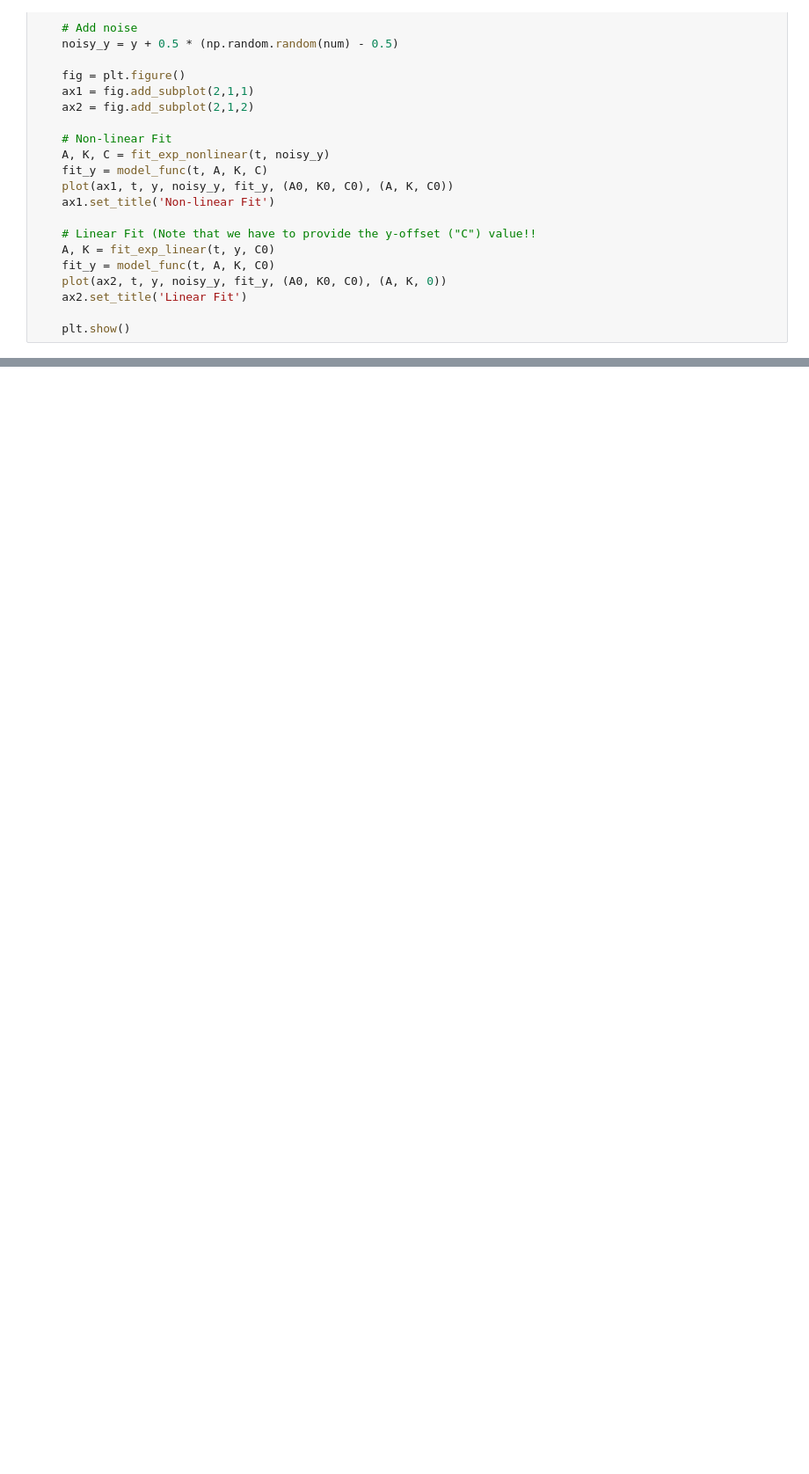
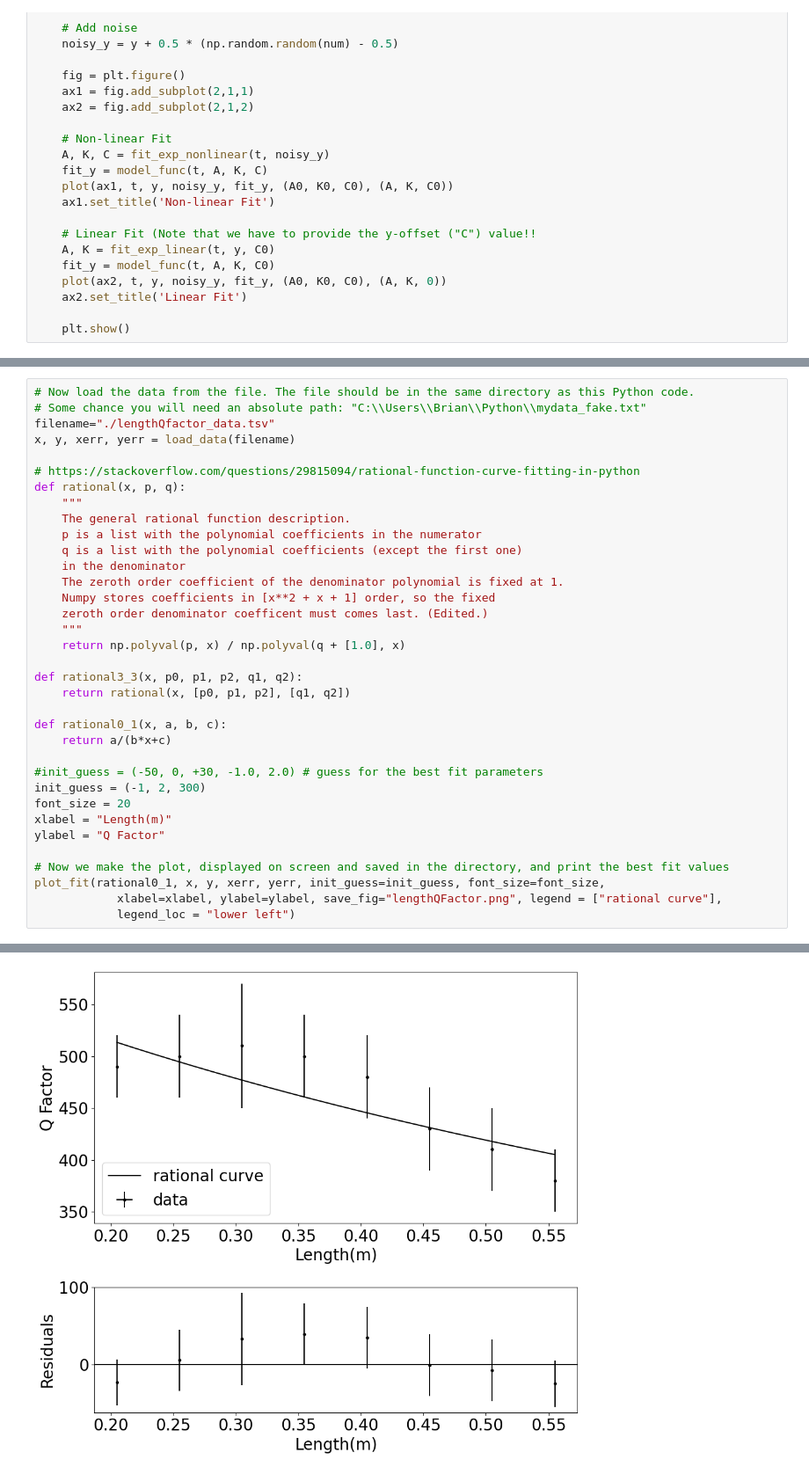
Before and after one commit to ijessicachen/introdatascience, a Jupyter notebook: schoolgraphs/PHY180_pendulum/fitdata_PHY180.ipynb, the cells around one changed output, grey strips where cells are left out. Shown at 88% size. Drawn from its saved outputs; the diff is of its cells as text; blank space fills up the shorter version.

```diff
--- a/schoolgraphs/PHY180_pendulum/fitdata_PHY180.ipynb
+++ b/schoolgraphs/PHY180_pendulum/fitdata_PHY180.ipynb
@@ -373,0 +381,36 @@ def main():
+# %%
+# Now load the data from the file. The file should be in the same directory as this Python code.
+# Some chance you will need an absolute path: "C:\\Users\\Brian\\Python\\mydata_fake.txt"
+filename="./lengthQfactor_data.tsv"
+x, y, xerr, yerr = load_data(filename)
+
+# https://stackoverflow.com/questions/29815094/rational-function-curve-fitting-in-python
+def rational(x, p, q):
+    """
+    The general rational function description.
+    p is a list with the polynomial coefficients in the numerator
+    q is a list with the polynomial coefficients (except the first one)
+    in the denominator
+    The zeroth order coefficient of the denominator polynomial is fixed at 1.
+    Numpy stores coefficients in [x**2 + x + 1] order, so the fixed
+    zeroth order denominator coefficent must comes last. (Edited.)
+    """
+    return np.polyval(p, x) / np.polyval(q + [1.0], x)
+
+def rational3_3(x, p0, p1, p2, q1, q2):
+    return rational(x, [p0, p1, p2], [q1, q2])
+
+def rational0_1(x, a, b, c):
+    return a/(b*x+c)
+
+#init_guess = (-50, 0, +30, -1.0, 2.0) # guess for the best fit parameters
+init_guess = (-1, 2, 300)
+font_size = 20
+xlabel = "Length(m)"
+ylabel = "Q Factor"
+
+# Now we make the plot, displayed on screen and saved in the directory, and print the best fit values
+plot_fit(rational0_1, x, y, xerr, yerr, init_guess=init_guess, font_size=font_size,
+            xlabel=xlabel, ylabel=ylabel, save_fig="lengthQFactor.png", legend = ["rational curve"],
+            legend_loc = "lower left")
+# %% [output]
@@ -373,0 +427 @@ def main():
+[figure, added]
```
Also changed, not shown: parts of 9 cells of this notebook, 12 other files.
